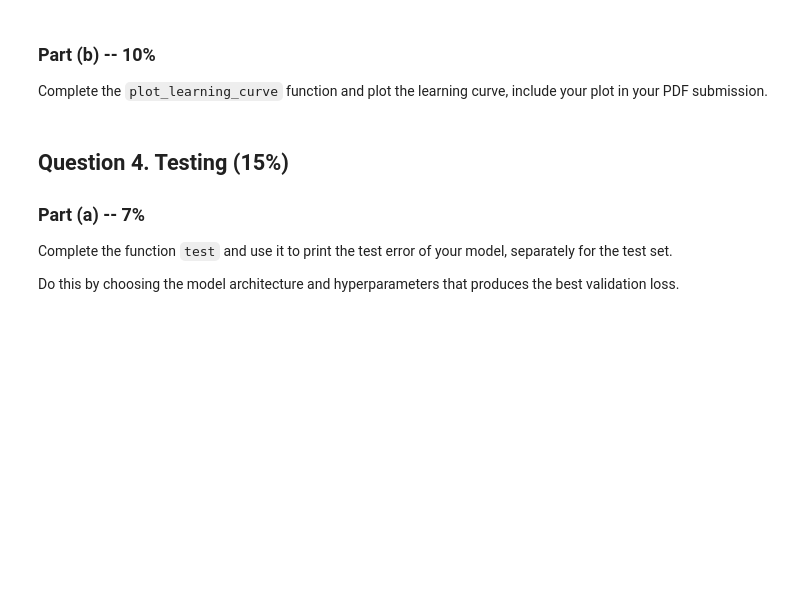
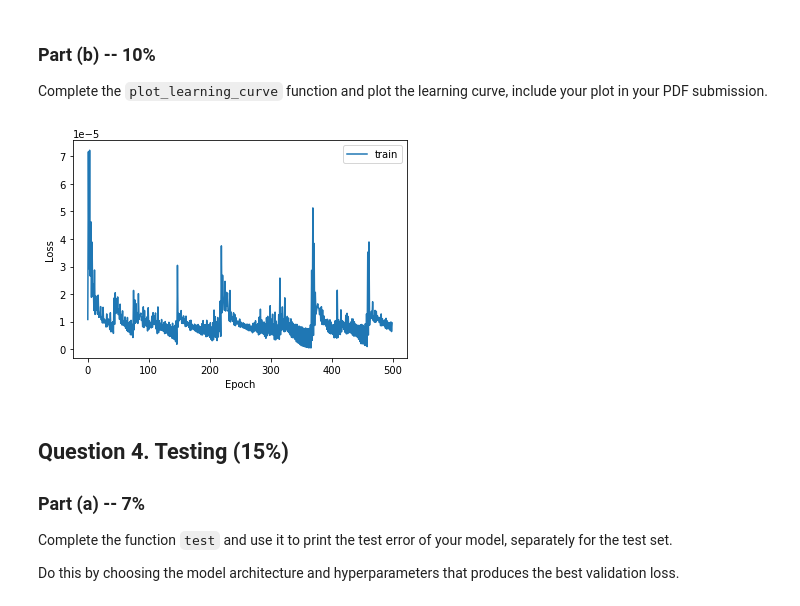
Before and after one commit to cgold212/assignment3inverseMethod, a Jupyter notebook: Assignment3.ipynb, the cells around one changed output. Saved outputs shown, nothing was run; the diff lists cells and outputs as text; code cells hidden in the pictures; blank space fills up the shorter version.

```diff
--- a/Assignment3.ipynb
+++ b/Assignment3.ipynb
@@ -775,17 +662,19 @@ Complete the `plot_learning_curve` function and plot the learning curve, include
 # %%
 def plot_learning_curve(train_losses):
     """
     Plot the learning curve.
     """
     # Write your code here
-    plt.plot(train_losses[100:], label='train')
+    plt.plot(train_losses[:], label='train')
     plt.xlabel('Epoch')
     plt.ylabel('Loss')
     plt.legend()
     plt.show()
 
 
 plot_learning_curve(train_losses)
+# %% [output]
+[figure, added]
 # %% [markdown]
 ## Question 4. Testing (15%)
 
```
Also changed, not shown: parts of 22 cells of this notebook.
